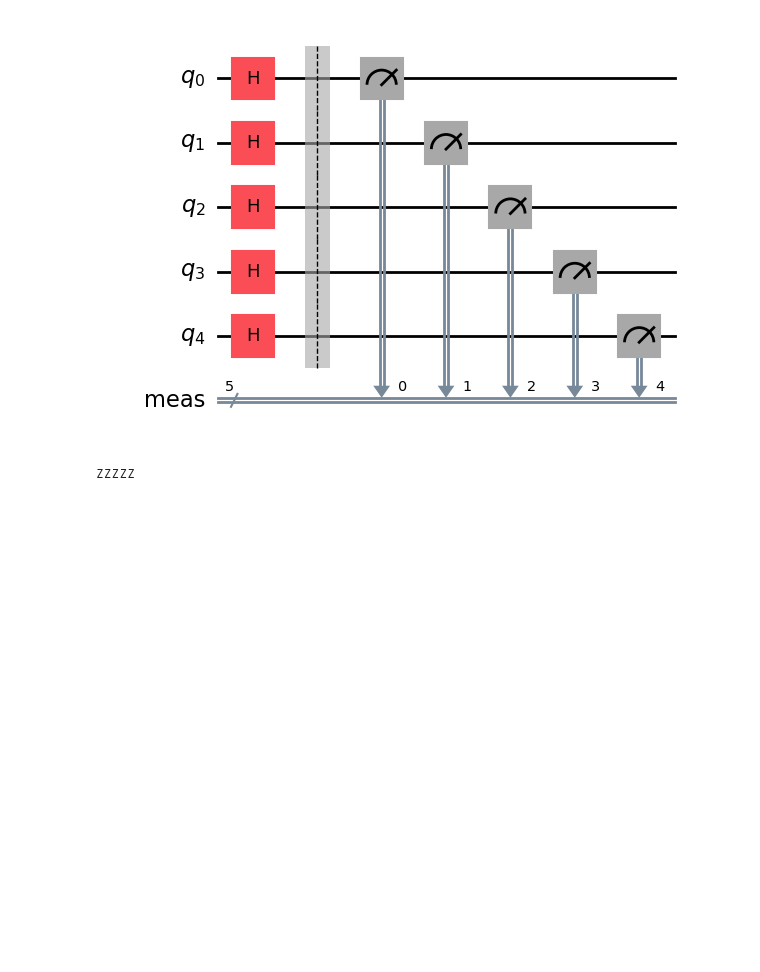
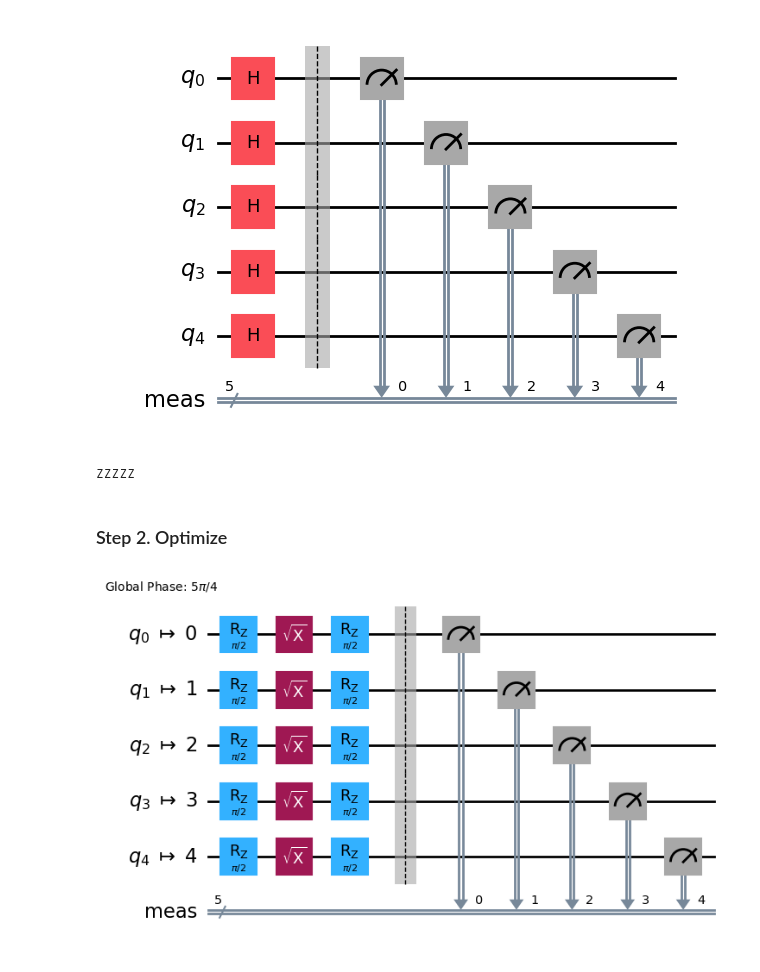
Before and after one commit to Alex-Delbrey/coding-with-qiskit, a Jupyter notebook: ideas-for-projects/random-num-gen.ipynb, the cells around one changed output. Saved outputs shown, nothing was run; the diff lists cells and outputs as text; code cells hidden in the pictures; blank space fills up the shorter version.

Commit message:
Optimization

```diff
--- a/ideas-for-projects/random-num-gen.ipynb
+++ b/ideas-for-projects/random-num-gen.ipynb
@@ -27,3 +27,20 @@ print(operator)
 operators = [SparsePauliOp(operator)]
 # %% [output]
 ZZZZZ
+# %% [markdown]
+### Step 2. Optimize
+# %%
+#TODO understand if 1. am I optimizing correctly? 2. understand the output
+from qiskit_ibm_runtime import QiskitRuntimeService
+from qiskit.transpiler.preset_passmanagers import generate_preset_pass_manager
+
+service = QiskitRuntimeService()
+
+backend = service.backend(name='ibm_kyoto')
+
+pm = generate_preset_pass_manager(backend=backend, optimization_level=1)
+isa_circuit = pm.run(qc)
+
+isa_circuit.draw('mpl', idle_wires=False)
+# %% [output]
+[figure, added]
```
Also changed, not shown: parts of 1 cell of this notebook.
